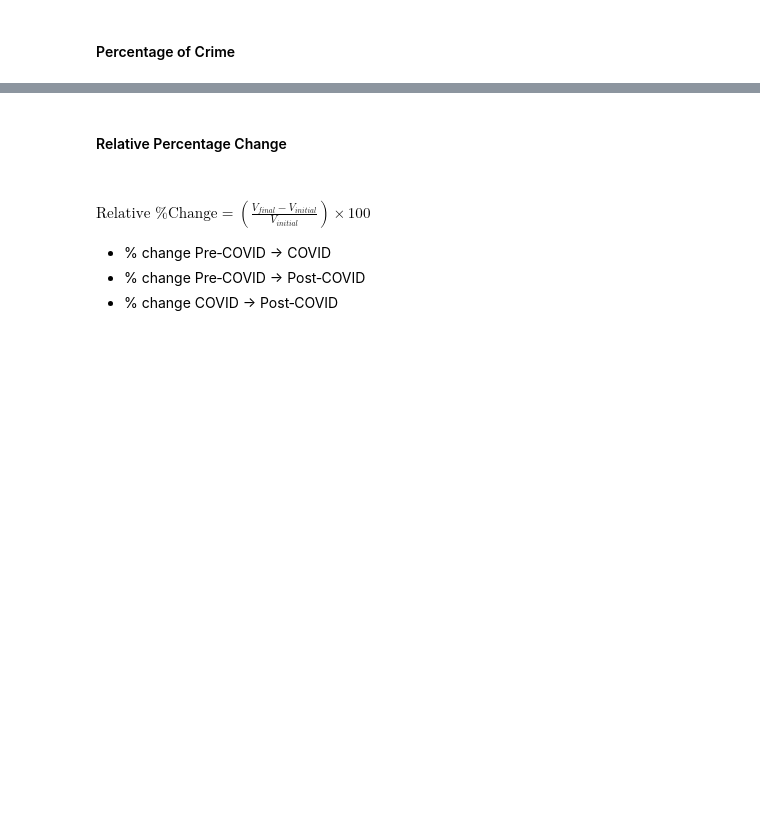
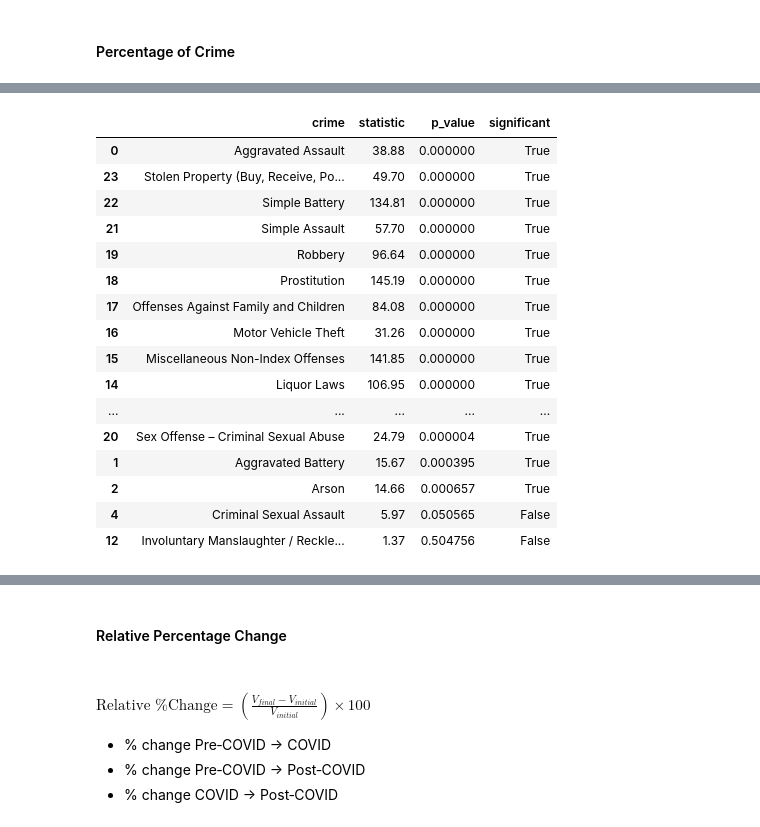
Before and after one commit to SirErikPak/ChicagoCrime, a Jupyter notebook: Notebook/ChicagoCrimeEraVisualize.ipynb, the cells around one changed output, grey strips where cells are left out. Cells and saved outputs as stored; diff of their text form; code cells hidden in the pictures; blank space fills up the shorter version.

```diff
--- a/Notebook/ChicagoCrimeEraVisualize.ipynb
+++ b/Notebook/ChicagoCrimeEraVisualize.ipynb
@@ -310,0 +276,44 @@ plt.show()
+# %%
+from scipy import stats
+
+# Monthly crime counts per era — consistent with crimes_per_month normalization
+monthly = (
+    multi_counts_df
+    .groupby(['fbi_code_desc', 'era', 'year_month'], as_index=False)
+    .agg(count=('count', 'sum'))
+)
+
+results = []
+for crime in monthly['fbi_code_desc'].astype(str).unique():
+    subset = monthly[monthly['fbi_code_desc'].astype(str) == crime]
+    pre   = subset[subset['era'].astype(str) == 'pre_covid']['count']
+    covid = subset[subset['era'].astype(str) == 'covid']['count']
+    post  = subset[subset['era'].astype(str) == 'post_covid']['count']
+    stat, p = stats.kruskal(pre, covid, post)
+    results.append({
+        'crime':       crime,
+        'statistic':   round(stat, 2),
+        'p_value':     round(p, 6),
+        'significant': p < 0.05
+    })
+
+kruskal_results = pd.DataFrame(results).sort_values('p_value')
+kruskal_results
+# %% [output]
+|  | crime | statistic | p_value | significant |
+| 0 | Aggravated Assault | 38.88 | 0.000000 | True |
+| 23 | Stolen Property (Buy, Receive, Po... | 49.70 | 0.000000 | True |
+| 22 | Simple Battery | 134.81 | 0.000000 | True |
+| 21 | Simple Assault | 57.70 | 0.000000 | True |
+| 19 | Robbery | 96.64 | 0.000000 | True |
+| 18 | Prostitution | 145.19 | 0.000000 | True |
+| 17 | Offenses Against Family and Children | 84.08 | 0.000000 | True |
+| 16 | Motor Vehicle Theft | 31.26 | 0.000000 | True |
+| 15 | Miscellaneous Non-Index Offenses | 141.85 | 0.000000 | True |
+| 14 | Liquor Laws | 106.95 | 0.000000 | True |
+| ... | ... | ... | ... | ... |
+| 20 | Sex Offense – Criminal Sexual Abuse | 24.79 | 0.000004 | True |
+| 1 | Aggravated Battery | 15.67 | 0.000395 | True |
+| 2 | Arson | 14.66 | 0.000657 | True |
+| 4 | Criminal Sexual Assault | 5.97 | 0.050565 | False |
+| 12 | Involuntary Manslaughter / Reckle... | 1.37 | 0.504756 | False |
```
Also changed, not shown: parts of 30 cells of this notebook, 5 other files.
